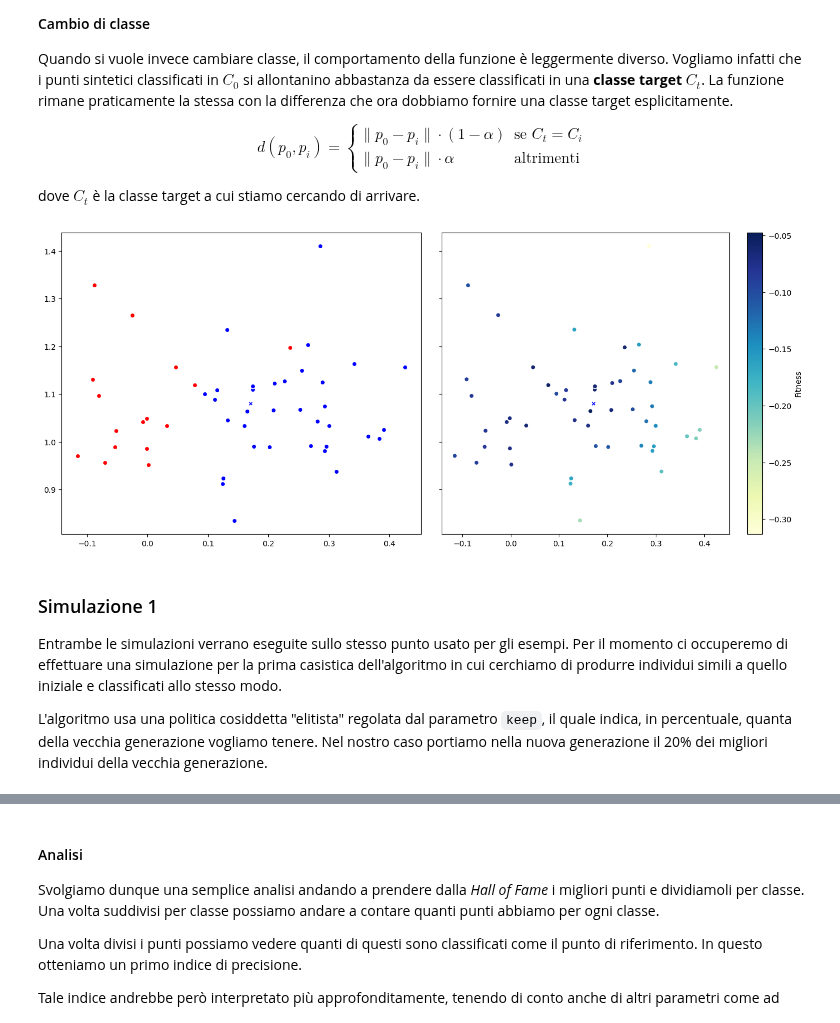
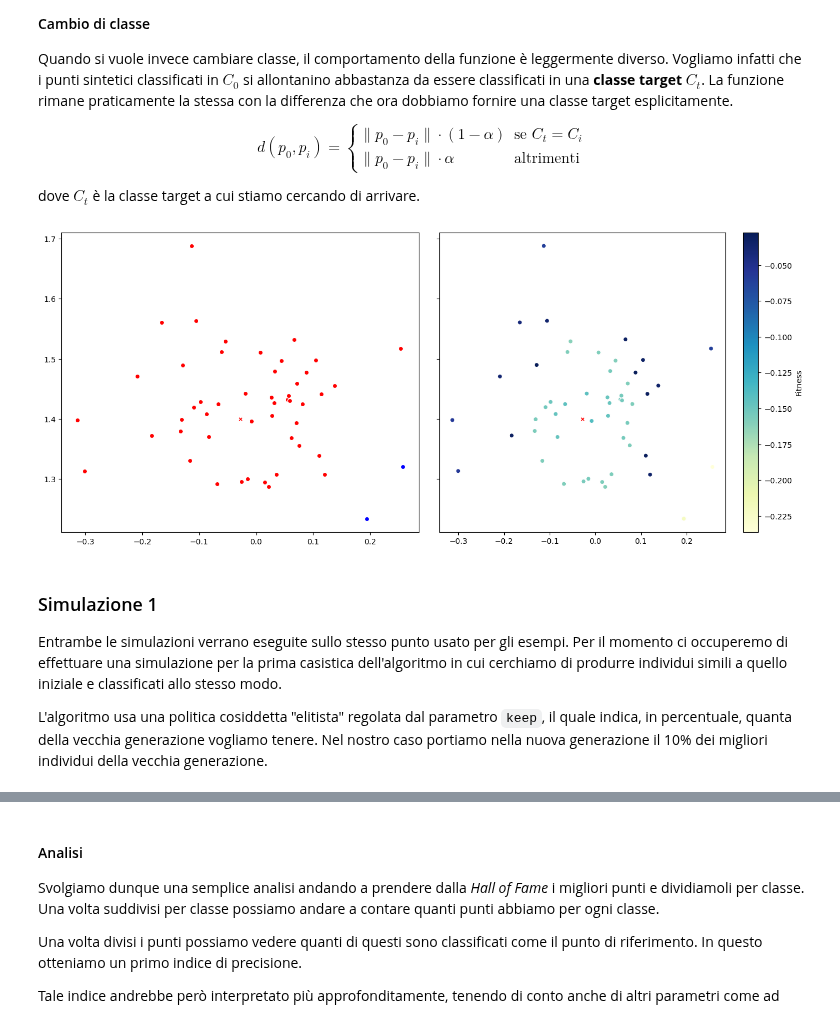
Before and after one commit to FedericoBustaffa/thesis, a Jupyter notebook: src/explain_classifier.ipynb, the cells around one changed output, grey strips where cells are left out. Drawn from its saved outputs; the diff is of its cells as text; code cells hidden in the pictures.

```diff
--- a/src/explain_classifier.ipynb
+++ b/src/explain_classifier.ipynb
@@ -112,9 +96,10 @@ plt.title("Test set")
 plt.scatter(X_test[cls0].T[0], X_test[cls0].T[1], c="r", ec="w")
 plt.scatter(X_test[cls1].T[0], X_test[cls1].T[1], c="b", ec="w")
 
-point = X_test[7]
+j = 11
+point = X_test[j]
 print(f"point: ({point[0]:.5f}, {point[1]:.5f})")
-point_class = y_predicted[7]
+point_class = y_predicted[j]
 print(f"class: {point_class}")
 
 c = "r" if point_class == 0 else "b"
@@ -233,16 +217,10 @@ Gli operatori di crossover da testare sono principalmente due:
 
 Per i test andremo ad usare un semplice _one point crossover_.
 # %%
-def cx_one_point(father, mother):
-    cx_point = random.randint(1, len(father))
-
-    offspring1 = np.append(father[:cx_point], mother[cx_point:])
-    offspring2 = np.append(mother[:cx_point], father[cx_point:])
-
-    return offspring1, offspring2
+from ppga import tools
 
 
-toolbox.set_crossover(cx_one_point)
+toolbox.set_crossover(tools.cx_one_point)
 o1, o2 = toolbox.crossover(population[0], population[1])
 print(f"father: {population[0].chromosome}")
 print(f"mother: {population[1].chromosome}")
@@ -277,8 +258,8 @@ def mut_gaussian(individual, sigma, alpha: float = 0.05, indpb: float = 0.2):
     return individual
 
 
-toolbox.set_mutation(mut_gaussian, sigma, 0.15, 0.8)
-print(o1)
+toolbox.set_mutation(mut_gaussian, sigma, 0.1, 0.8)
+print(f"before: {o1.chromosome}")
 o1 = toolbox.mutate(o1)
-print(o1)
+print(f"after: {o1.chromosome}")
 # %% [output]
@@ -383,7 +369,7 @@ def same_evaluate(chromosome, point, classifier, epsilon: float, alpha: float =
     # calcolo della distanza con norma euclidea
     distance = linalg.norm(chromosome - point, ord=2)
 
-    # compute classification penalty
+    # compute classification weight
     same_class = 1 - alpha if pt_class == synth_class[0] else alpha
 
     # check the epsilon distance
@@ -393,7 +379,7 @@ def same_evaluate(chromosome, point, classifier, epsilon: float, alpha: float =
 
 
 toolbox.set_weights((-1.0,))
-epsilon = linalg.norm(sigma * 0.025, ord=2)
+epsilon = linalg.norm(sigma * 0.1, ord=2)
 toolbox.set_evaluation(same_evaluate, point, classifier, epsilon, 0.75)
 population = list(map(toolbox.evaluate, population))
 # %% [markdown]
@@ -485,37 +473,37 @@ def other_evaluate(chromosome, point, target, classifier, epsilon: float, alpha:
 
 toolbox.set_weights((-1.0,))
 target=(point_class + 1) % 2
-toolbox.set_evaluation(other_evaluate, point, target, classifier, epsilon, 0.8)
+toolbox.set_evaluation(other_evaluate, point, target, classifier, epsilon, 0.2)
 population = list(map(toolbox.evaluate, population))
 
 fig, (ax1, ax2) = plt.subplots(1, 2, sharey=True, figsize=(14, 6))
 plt.tight_layout()
 
 synth_classes = [classifier.predict(sp.reshape(1, -1)) for sp in synth_points]
 
 scls0 = [i for i in range(len(synth_classes)) if synth_classes[i] == 0]
 scls1 = [i for i in range(len(synth_classes)) if synth_classes[i] == 1]
 
 # classification plot
 ax1.scatter(synth_points[scls0].T[0], synth_points[scls0].T[1], c="r", ec="w")
 ax1.scatter(synth_points[scls1].T[0], synth_points[scls1].T[1], c="b", ec="w")
 ax1.scatter(point[0], point[1], c=c, ec="w", marker="X")
 
 # fitness plot
 fitness_values = [i.fitness for i in population]
 sc = ax2.scatter(
     synth_points.T[0],
     synth_points.T[1],
     c=fitness_values,
     ec="w",
     cmap=plt.get_cmap("YlGnBu"),
 )
 fig.colorbar(sc, ax=ax2, label="Fitness")
 ax2.scatter(point[0], point[1], c=c, ec="w", marker="X")
 
 plt.show()
 # %% [output]
-[figure, old version]
+[figure, new version]
 # %% [markdown]
 ### Simulazione 1
 
@@ -526,6 +514,6 @@ a quello iniziale e classificati allo stesso modo.
 
 L'algoritmo usa una politica cosiddetta "elitista" regolata dal parametro
 `keep`, il quale indica, in percentuale, quanta della vecchia generazione
-vogliamo tenere. Nel nostro caso portiamo nella nuova generazione il 20%
+vogliamo tenere. Nel nostro caso portiamo nella nuova generazione il 10%
 dei migliori individui della vecchia generazione.
 # %%
```
Also changed, not shown: parts of 17 cells of this notebook, 1 other file.
